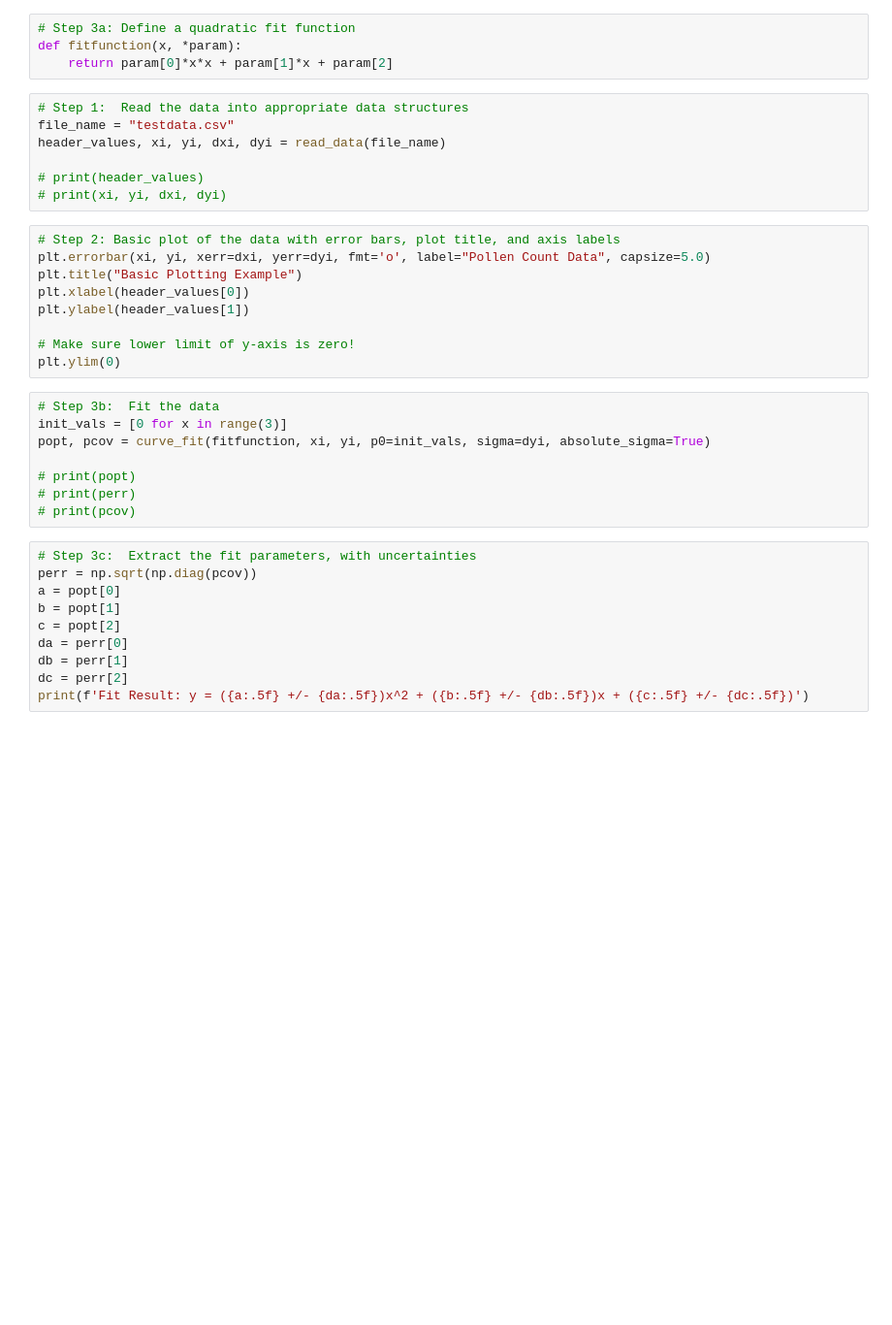
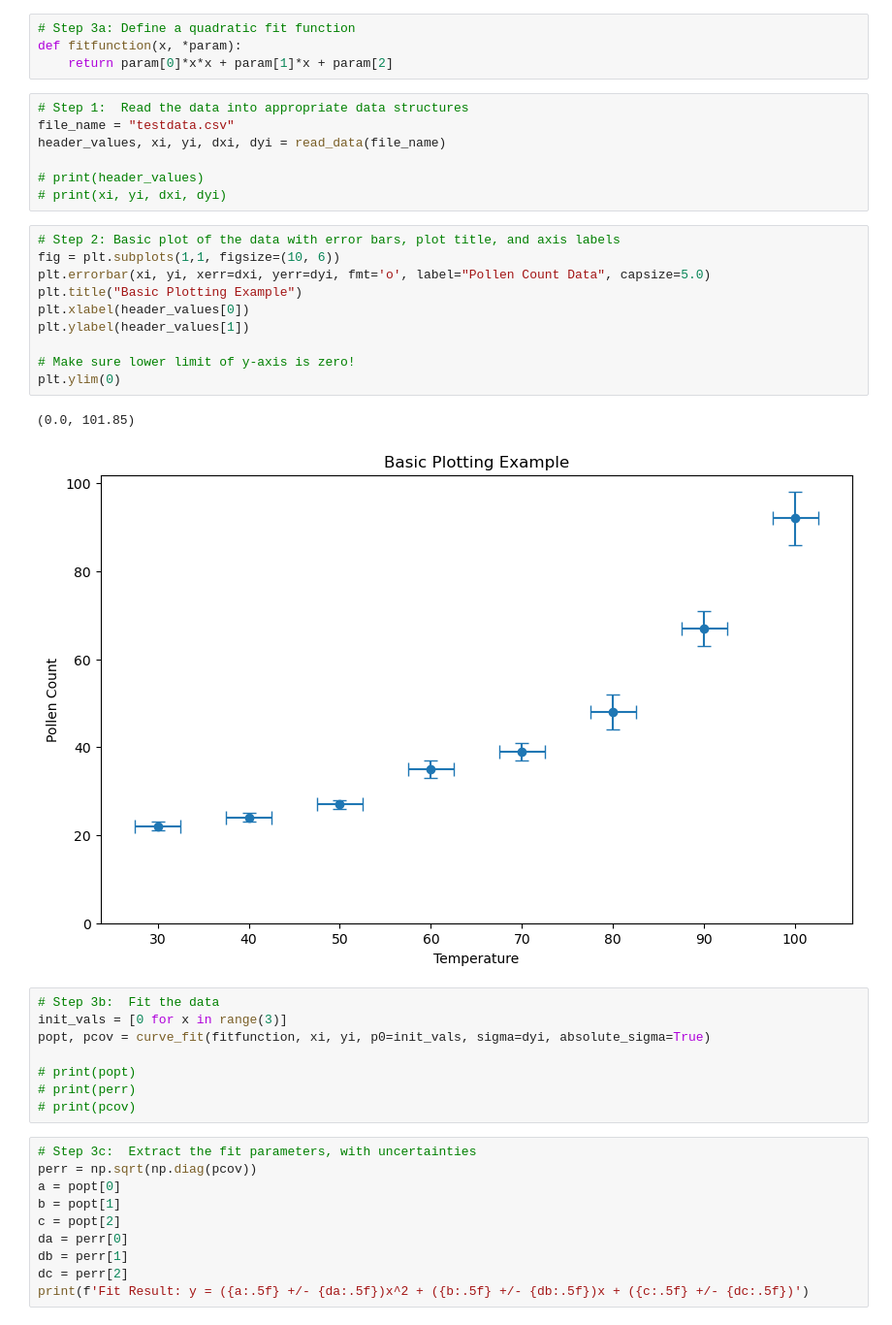
Before and after one commit to brash99/cpsc250, a Jupyter notebook: Week4_Examples/basic_data_plotting.ipynb, the cells around one changed output. Shown at 97% size. Drawn from its saved outputs; the diff is of its cells as text; blank space fills up the shorter version.

```diff
--- a/Week4_Examples/basic_data_plotting.ipynb
+++ b/Week4_Examples/basic_data_plotting.ipynb
@@ -33,13 +33,17 @@ header_values, xi, yi, dxi, dyi = read_data(file_name)
 # print(xi, yi, dxi, dyi)
 # %%
 # Step 2: Basic plot of the data with error bars, plot title, and axis labels
+fig = plt.subplots(1,1, figsize=(10, 6))
 plt.errorbar(xi, yi, xerr=dxi, yerr=dyi, fmt='o', label="Pollen Count Data", capsize=5.0)
 plt.title("Basic Plotting Example")
 plt.xlabel(header_values[0])
 plt.ylabel(header_values[1])
 
 # Make sure lower limit of y-axis is zero!
 plt.ylim(0)
+# %% [output]
+(0.0, 101.85)
+[figure, added]
 # %%
 # Step 3b:  Fit the data
 init_vals = [0 for x in range(3)]
```
Also changed, not shown: parts of 2 cells of this notebook.
